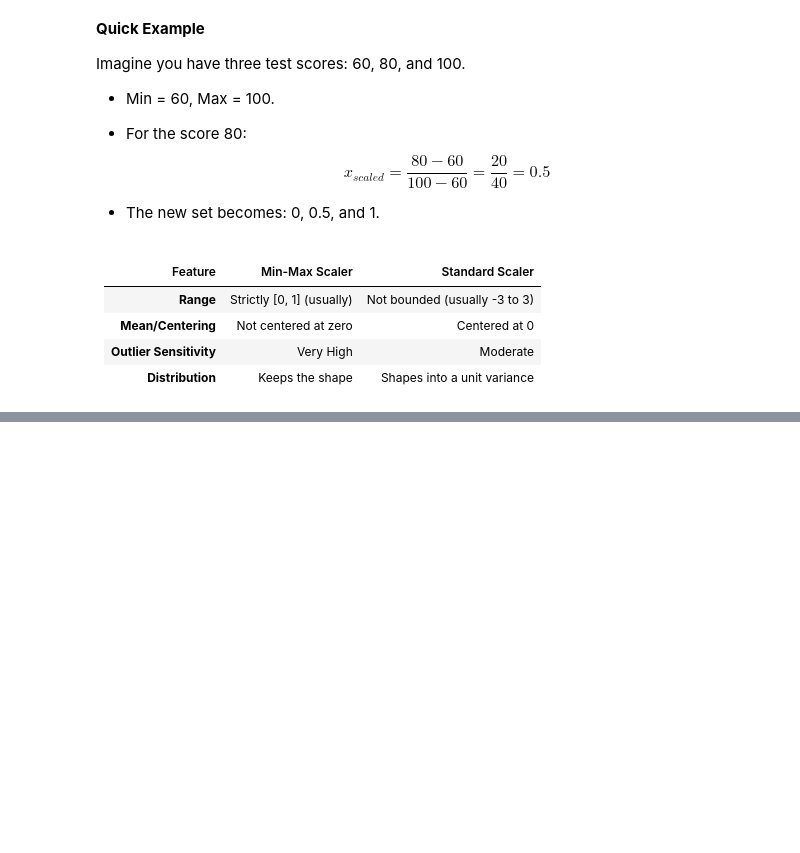
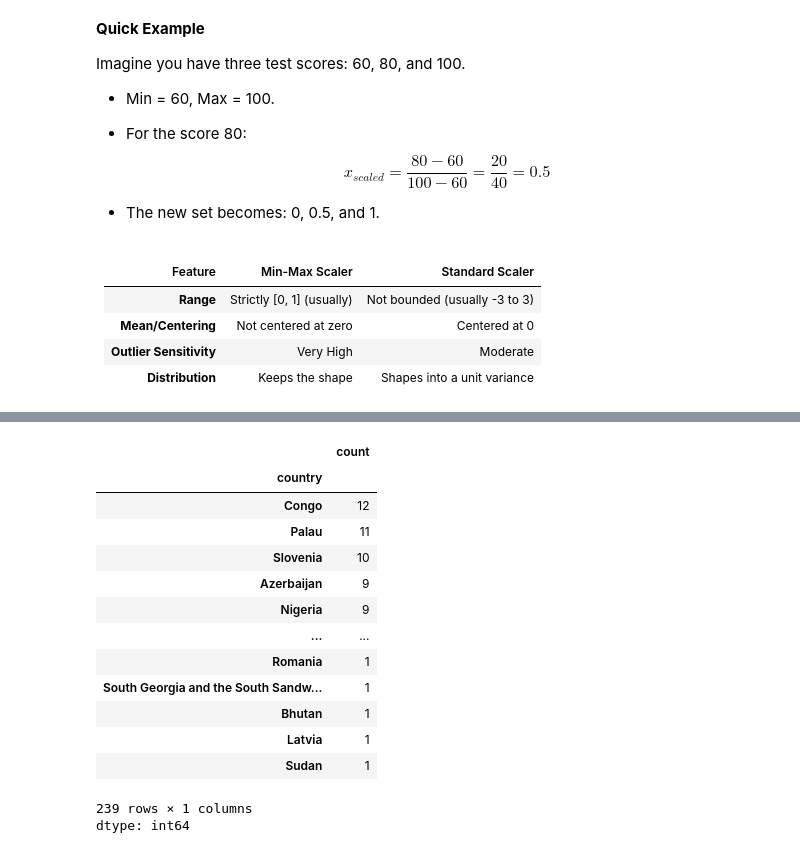
Before and after one commit to epythonlab2/AI_4_health, a Jupyter notebook: module_2_unsupervised_machine_learning.ipynb, the cells around one changed output, grey strips where cells are left out. Saved outputs shown, nothing was run; the diff lists cells and outputs as text; code cells hidden in the pictures; blank space fills up the shorter version.

```diff
--- a/module_2_unsupervised_machine_learning.ipynb
+++ b/module_2_unsupervised_machine_learning.ipynb
@@ -1871,0 +1903,18 @@ Clustering algorithms require numerical inputs, so categorical data must be conv
+# %%
+df['country'].value_counts()
+# %% [output]
+|  | count |
+| country |  |
+| Congo | 12 |
+| Palau | 11 |
+| Slovenia | 10 |
+| Azerbaijan | 9 |
+| Nigeria | 9 |
+| ... | ... |
+| Romania | 1 |
+| South Georgia and the South Sandw... | 1 |
+| Bhutan | 1 |
+| Latvia | 1 |
+| Sudan | 1 |
+239 rows × 1 columns
+dtype: int64
```
Also changed, not shown: parts of 8 cells of this notebook.
